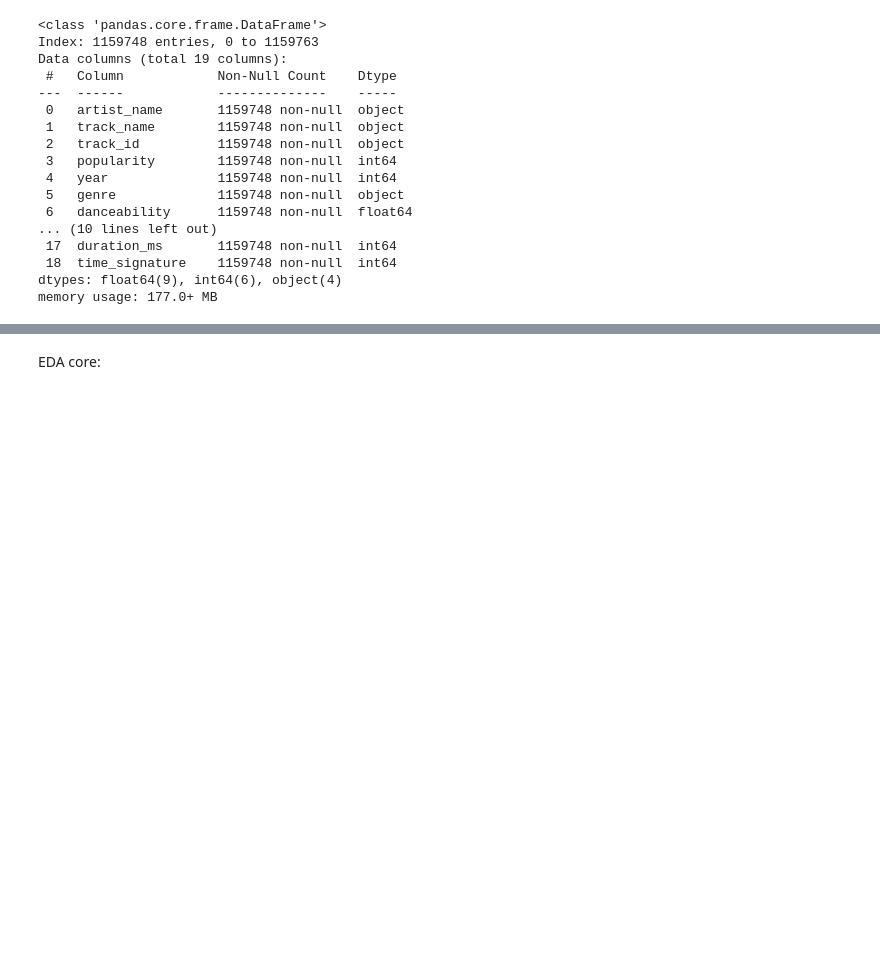
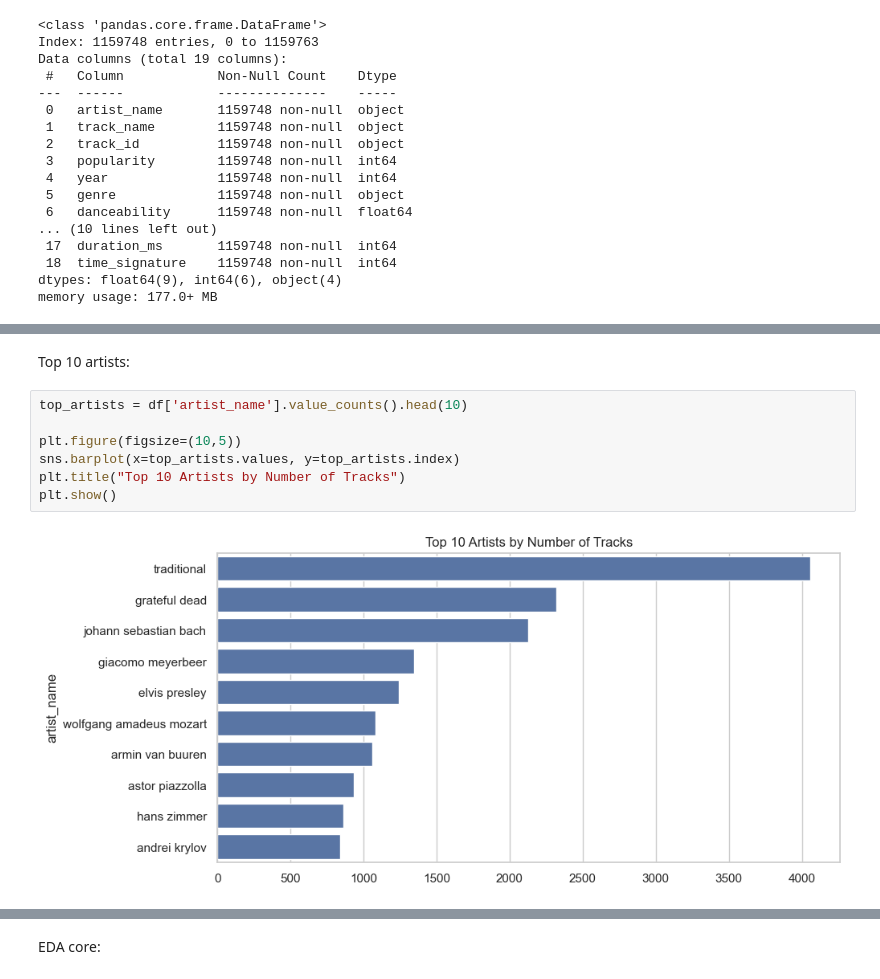
Before and after one commit to AdilkhanEEAIR/spotify_songs_research, a Jupyter notebook: notebooks/analysis.ipynb, the cells around one changed output, grey strips where cells are left out. Saved outputs shown, nothing was run; the diff lists cells and outputs as text; blank space fills up the shorter version.

```diff
--- a/notebooks/analysis.ipynb
+++ b/notebooks/analysis.ipynb
@@ -109,0 +133,11 @@ memory usage: 177.0+ MB
+# %% [markdown]
+Top 10 artists:
+# %%
+top_artists = df['artist_name'].value_counts().head(10)
+
+plt.figure(figsize=(10,5))
+sns.barplot(x=top_artists.values, y=top_artists.index)
+plt.title("Top 10 Artists by Number of Tracks")
+plt.show()
+# %% [output]
+[figure, added]
```
Also changed, not shown: parts of 50 cells of this notebook.
